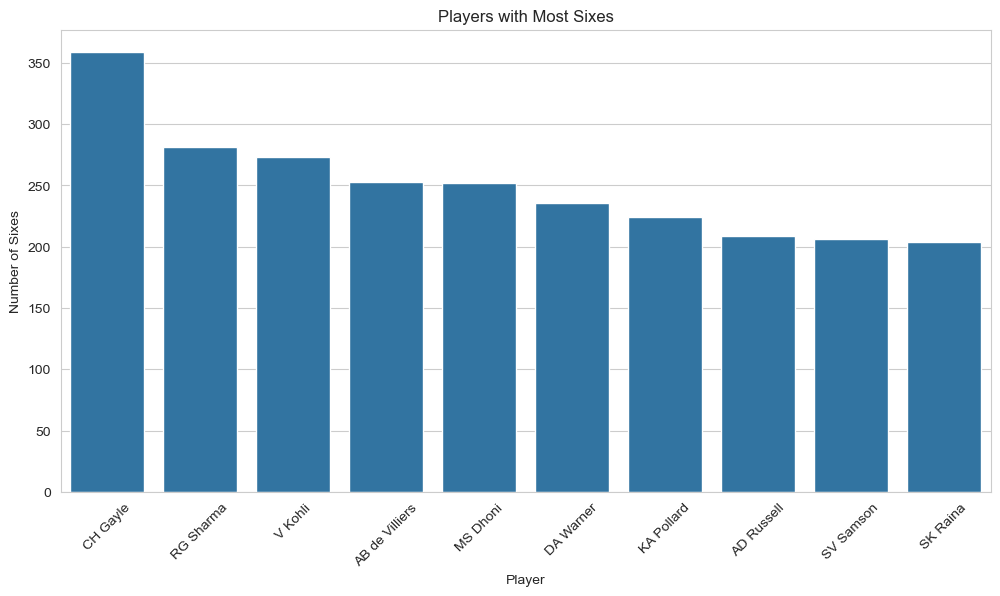
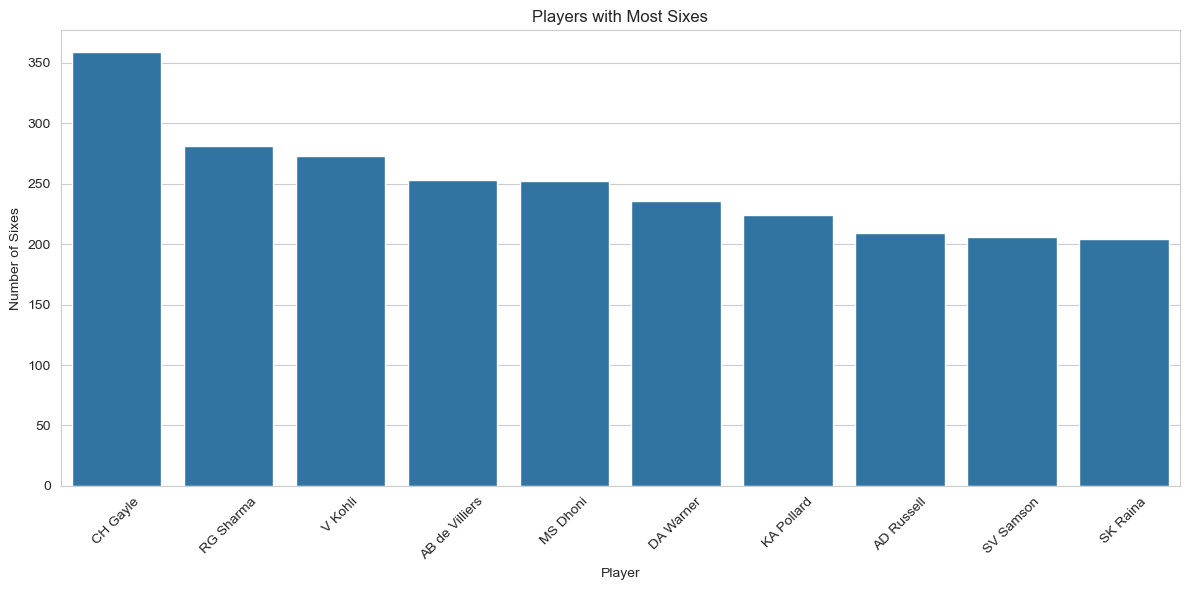
The notebook cell's code change between the first figure and the second:
--- before
+++ after
@@ -12,3 +12,11 @@
 plt.xticks(rotation=45)
 
+plt.tight_layout()
+
+plt.savefig(
+    "images/plots/most_sixes.png",
+    dpi=300,
+    bbox_inches="tight"
+)
+
 plt.show()

Commit: Added professional visualizations and exported analytical plots